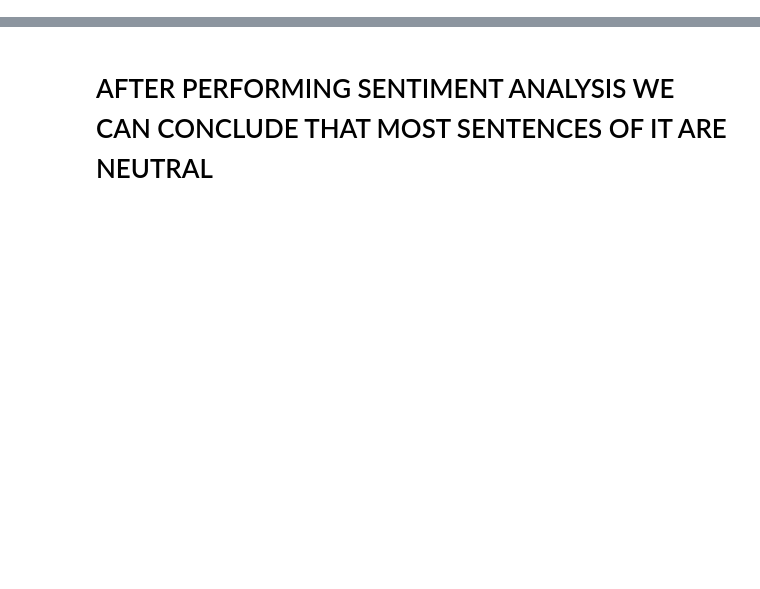
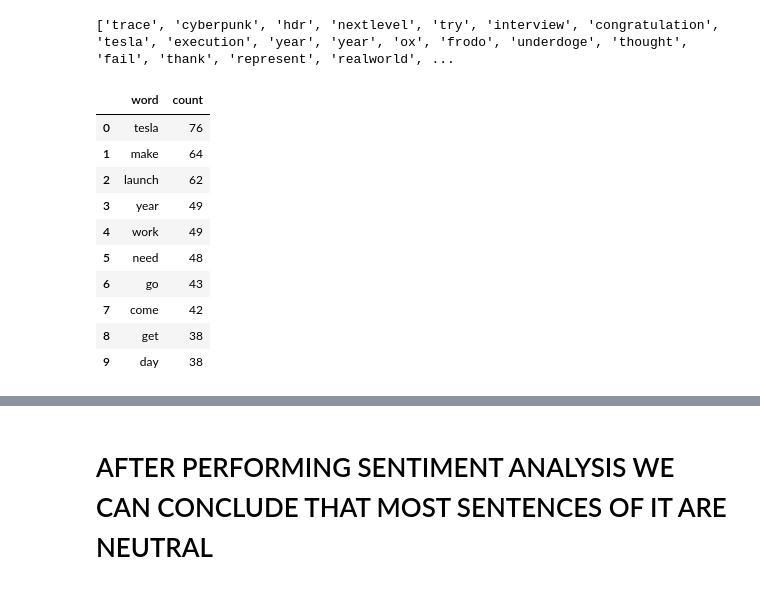
Before and after one commit to Ashwinibs19/Assignment-16-Text-Mining, a Jupyter notebook: Assignment 16 Text Mining.ipynb, the cells around one changed output, grey strips where cells are left out. Saved outputs shown, nothing was run; the diff lists cells and outputs as text; code cells hidden in the pictures; blank space fills up the shorter version.

```diff
--- a/Assignment 16 Text Mining.ipynb
+++ b/Assignment 16 Text Mining.ipynb
@@ -370,0 +226,32 @@ sns.lineplot(y='sentiment_value',x='index',data=sent_df)
+# %%
+# Filtering the nouns and verbs only
+nouns_verbs=[token.text for token in doc_block if token.pos_ in ('NOUN','VERB')]
+print(nouns_verbs[:100])
+# %% [output]
+['trace', 'cyberpunk', 'hdr', 'nextlevel', 'try', 'interview', 'congratulation', 'tesla', 'execution', 'year', 'year', 'ox', 'frodo', 'underdoge', 'thought', 'fail', 'thank', 'represent', 'realworld', ...
+# %%
+# Counting the noun & verb tokens
+from sklearn.feature_extraction.text import CountVectorizer
+cv=CountVectorizer()
+
+X=cv.fit_transform(nouns_verbs)
+sum_words=X.sum(axis=0)
+
+words_freq=[(word,sum_words[0,idx]) for word,idx in cv.vocabulary_.items()]
+words_freq=sorted(words_freq, key=lambda x: x[1], reverse=True)
+
+wd_df=pd.DataFrame(words_freq)
+wd_df.columns=['word','count']
+wd_df[0:10] # viewing top ten results
+# %% [output]
+|  | word | count |
+| 0 | tesla | 76 |
+| 1 | make | 64 |
+| 2 | launch | 62 |
+| 3 | year | 49 |
+| 4 | work | 49 |
+| 5 | need | 48 |
+| 6 | go | 43 |
+| 7 | come | 42 |
+| 8 | get | 38 |
+| 9 | day | 38 |
```
Also changed, not shown: parts of 79 cells of this notebook.
